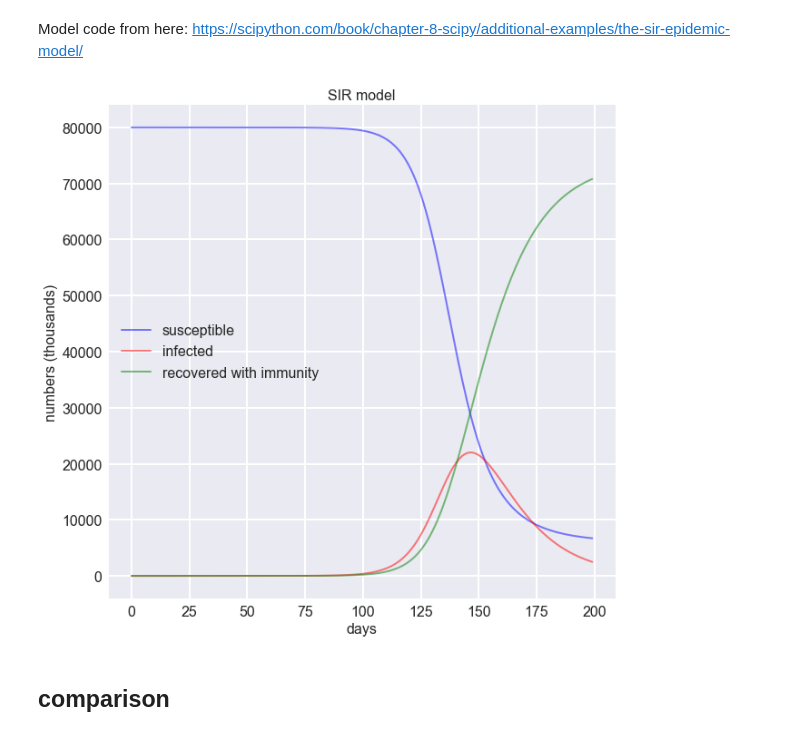
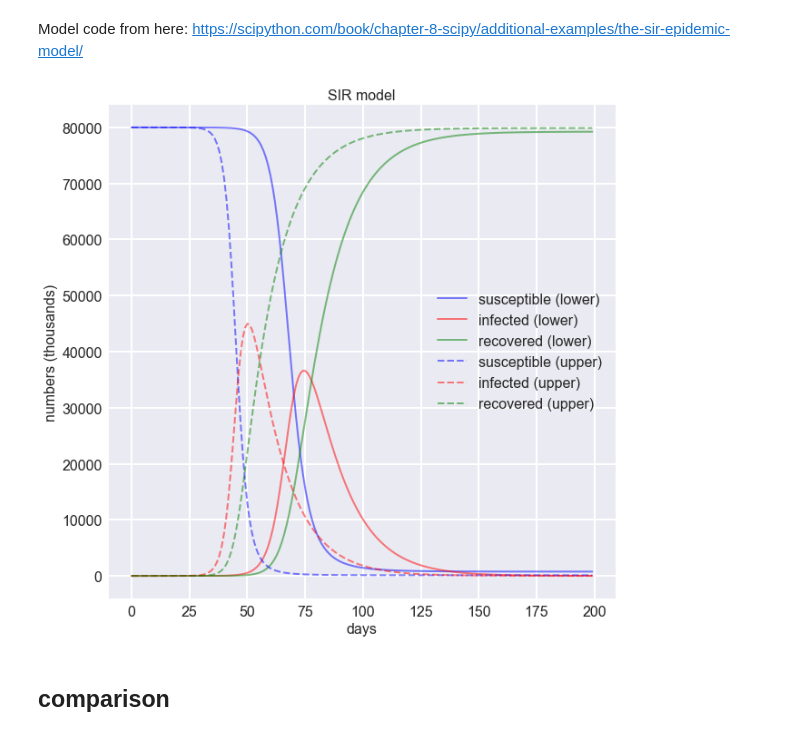
Before and after one commit to BenjaminBossan/corona, a Jupyter notebook: model_corona_virus.ipynb, the cells around one changed output. Saved outputs shown, nothing was run; the diff lists cells and outputs as text; code cells hidden in the pictures.

```diff
--- a/model_corona_virus.ipynb
+++ b/model_corona_virus.ipynb
@@ -38,10 +38,11 @@ According to this paper, R0, the basic reproduction number, is between 4.7 and 6
 # %% [markdown]
 Assuming that 0.5% of infected people die
 # %%
-R0 = 6.6                  # use conservative estimate
-R0 = 2.8
+R0_u = 6.6                # upper limit R0
+R0_l = 4.7                # lower limit R0
 gamma = 1. / 14           # mean recovery rate
-beta = R0 * gamma         # contact or infection rate
+beta_u = R0_u * gamma     # contact or infection rate
+beta_l = R0_l * gamma     # contact or infection rate
 death = 0.005 * gamma     # mortality rate
 N = 80000000              # total population
 
@@ -113,6 +109,12 @@ def deriv_without_mortality(y, t, N, beta, gamma):
 # %%
 # with mortality
 def deriv_with_mortality(y, t, N, beta, gamma, death):
+    """
+    * S: susceptible
+    * I: infected
+    * R: recovered
+    * D: deaths
+    """
     S, I, R, D = y
     dSdt = -beta * S * I / N
     dIdt = beta * S * I / N - (gamma + death) * I
@@ -124,33 +126,46 @@ deriv = deriv_with_mortality if include_mortality else deriv_without_mortality
 # %%
 if include_mortality:
     y0 = sus0, inf0, rec0, dead0
-    ret = odeint(deriv, y0, t, args=(N, beta, gamma, death))
+    # lower limit
+    ret = odeint(deriv, y0, t, args=(N, beta_l, gamma, death))
     S, I, R, D = ret.T
+    # upper limit
+    ret = odeint(deriv, y0, t, args=(N, beta_u, gamma, death))
+    S_u, I_u, R_u, D_u = ret.T
 else:
     y0 = sus0, inf0, rec0
-    ret = odeint(deriv, y0, t, args=(N, beta, gamma))
+    # lower limit
+    ret = odeint(deriv, y0, t, args=(N, beta_l, gamma))
     S, I, R = ret.T
+    # upper limit
+    ret = odeint(deriv, y0, t, args=(N, beta_u, gamma))
+    S_u, I_u, R_u = ret.T
 # %%
 # Plot the data on three separate curves for S(t), I(t) and R(t)
 fig, ax = plt.subplots(figsize=(10, 10))
-ax.plot(t, S/1000, 'b', alpha=0.5, lw=2, label='susceptible')
-ax.plot(t, I/1000, 'r', alpha=0.5, lw=2, label='infected')
-ax.plot(t, R/1000, 'g', alpha=0.5, lw=2, label='recovered with immunity')
+ax.plot(t, S/1000, 'b', alpha=0.5, lw=2, label='susceptible (lower)')
+ax.plot(t, I/1000, 'r', alpha=0.5, lw=2, label='infected (lower)')
+ax.plot(t, R/1000, 'g', alpha=0.5, lw=2, label='recovered (lower)')
 if include_mortality:
-    ax.plot(t, D/1000, 'k', alpha=0.5, lw=2, label='dead')
+    ax.plot(t, D/1000, 'k', alpha=0.5, lw=2, label='dead (lower)')
+ax.plot(t, S_u/1000, 'b', alpha=0.5, lw=2, ls='--', label='susceptible (upper)')
+ax.plot(t, I_u/1000, 'r', alpha=0.5, lw=2, ls='--', label='infected (upper)')
+ax.plot(t, R_u/1000, 'g', alpha=0.5, lw=2, ls='--', label='recovered (upper)')
+if include_mortality:
+    ax.plot(t, D_u/1000, 'k--', alpha=0.5, lw=2, label='dead (upper)')
 
 ax.set_xlabel('days', fontsize=FS)
 ax.set_ylabel('numbers (thousands)', fontsize=FS)
 ax.set_title('SIR model', fontsize=FS)
 ax.yaxis.set_tick_params(length=0)
 ax.xaxis.set_tick_params(length=0)
 ax.grid(b=True, which='major', c='w', lw=2, ls='-')
 legend = ax.legend(fontsize=FS)
 legend.get_frame().set_alpha(0.5)
 for tick in chain(ax.xaxis.get_major_ticks(), ax.yaxis.get_major_ticks()):
     tick.label.set_fontsize(FS)
 # %% [output]
-[figure, old version]
+[figure, new version]
 # %% [markdown]
 ## comparison
 # %% [markdown]
```
Also changed, not shown: parts of 11 cells of this notebook, 1 other file.
